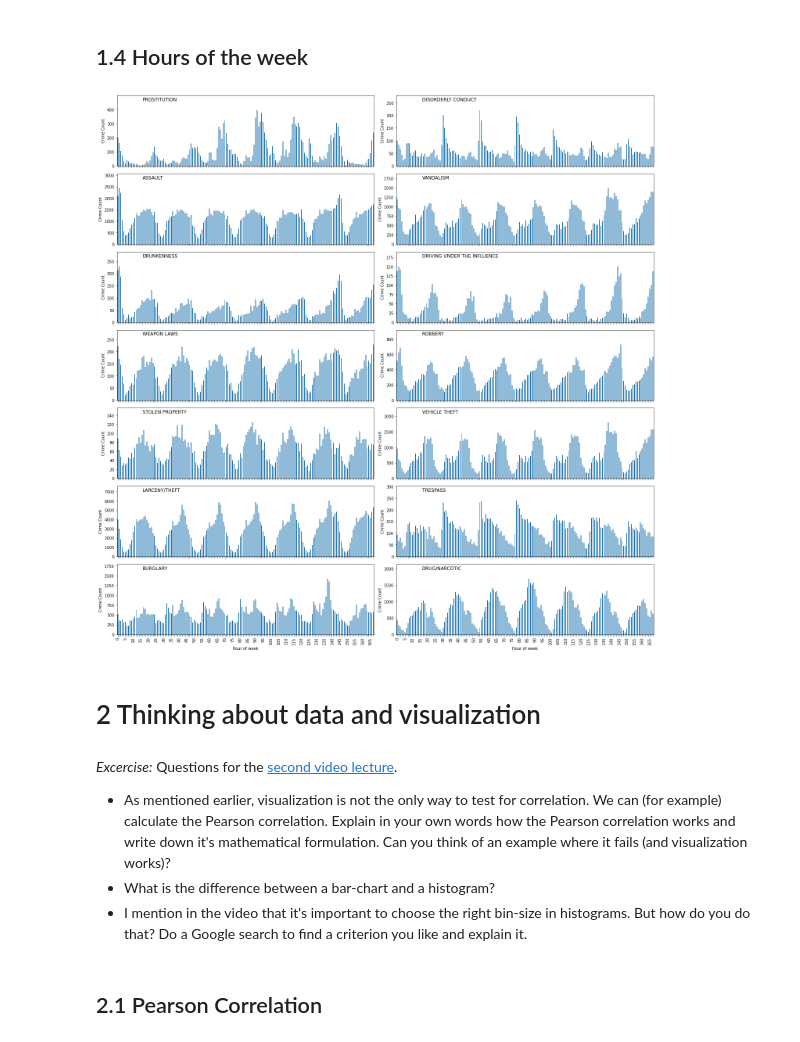
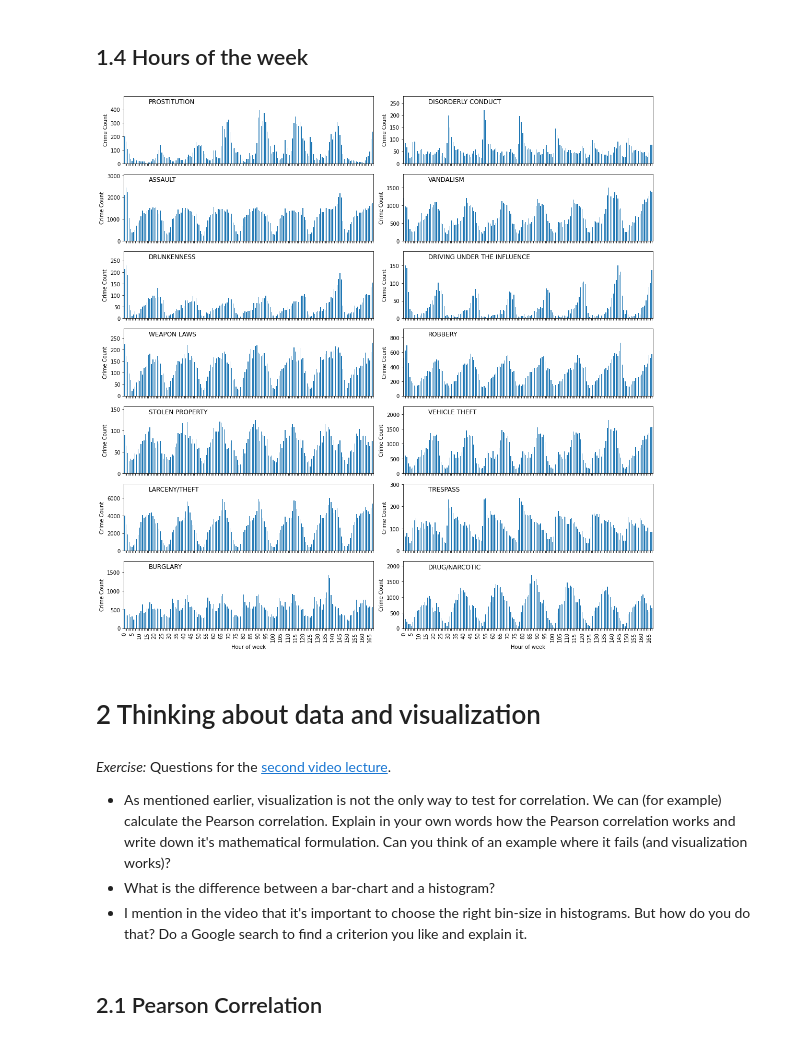
Before and after one commit to s171243/SocialDataAnalyis, a Jupyter notebook: Assignment_1_Solution.ipynb, the cells around one changed output. Saved outputs shown, nothing was run; the diff lists cells and outputs as text; code cells hidden in the pictures.

```diff
--- a/Assignment_1_Solution.ipynb
+++ b/Assignment_1_Solution.ipynb
@@ -73,30 +74,30 @@ plt.show()
 # %% [markdown]
 ## 1.4 Hours of the week
 # %%
-fig, axes = plt.subplots(ncols=2, nrows=7, figsize=(20,20), sharex=True)
+fig, axes = plt.subplots(ncols=2, nrows=7, figsize=(15,15), sharex=True)
 weekday_as_number = df.Date.dt.strftime('%w').astype(int)
 hours_of_week = weekday_as_number*24+hours.astype(int)
 
 for ax, crime in zip(axes.flat, focuscrimes):
     df['Date'].loc[(df['Category']==crime)].groupby(hours_of_week).agg('count').plot(kind='bar', xlabel="Hour of week",ylabel="Crime Count", ax=ax)
     ax.set_title(crime, loc='left', x=0.1, y=1.0, pad=-14)
     ax.set_ylim(ax.get_ylim()[0], ax.get_ylim()[1]*1.2)
 
     #Hide half of the ticks for visibility
     for index, tick in enumerate(ax.xaxis.get_ticklabels()):
         if index%5 == 0:
             continue
 
         tick.set_visible(False)
 
 fig.tight_layout()
 plt.show()
 # %% [output]
-[figure, old version]
+[figure, new version]
 # %% [markdown]
 # 2 Thinking about data and visualization
 # %% [markdown]
-*Excercise:* Questions for the [second video lecture](https://www.youtube.com/watch?v=yiU56codNlI).
+*Exercise:* Questions for the [second video lecture](https://www.youtube.com/watch?v=yiU56codNlI).
 * As mentioned earlier, visualization is not the only way to test for correlation. We can (for example) calculate the Pearson correlation. Explain in your own words how the Pearson correlation works and write down it's mathematical formulation. Can you think of an example where it fails (and visualization works)?
 * What is the difference between a bar-chart and a histogram?
 * I mention in the video that it's important to choose the right bin-size in histograms. But how do you do that? Do a Google search to find a criterion you like and explain it.
```
Also changed, not shown: parts of 10 cells of this notebook.
